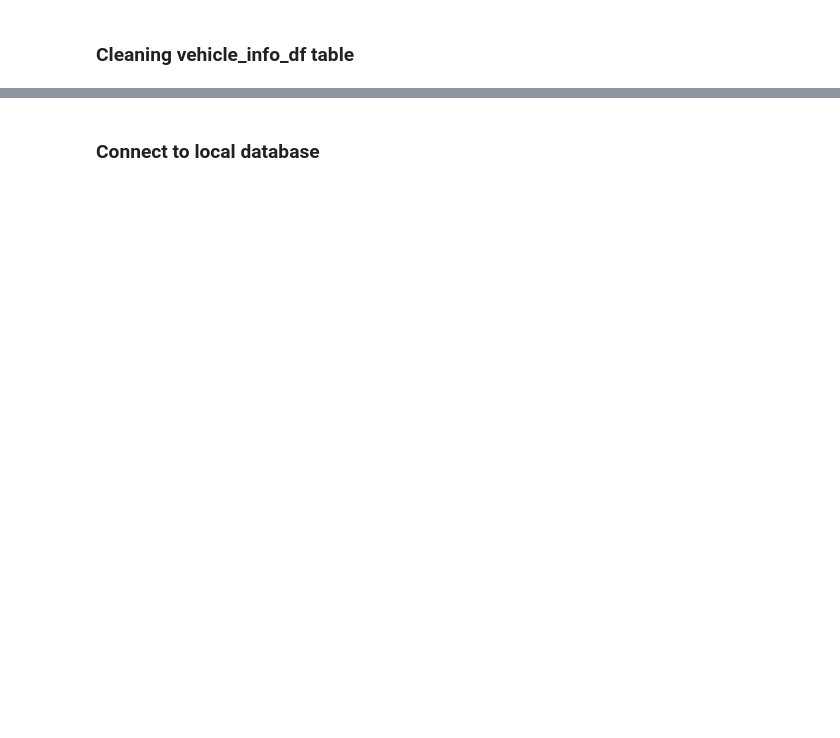
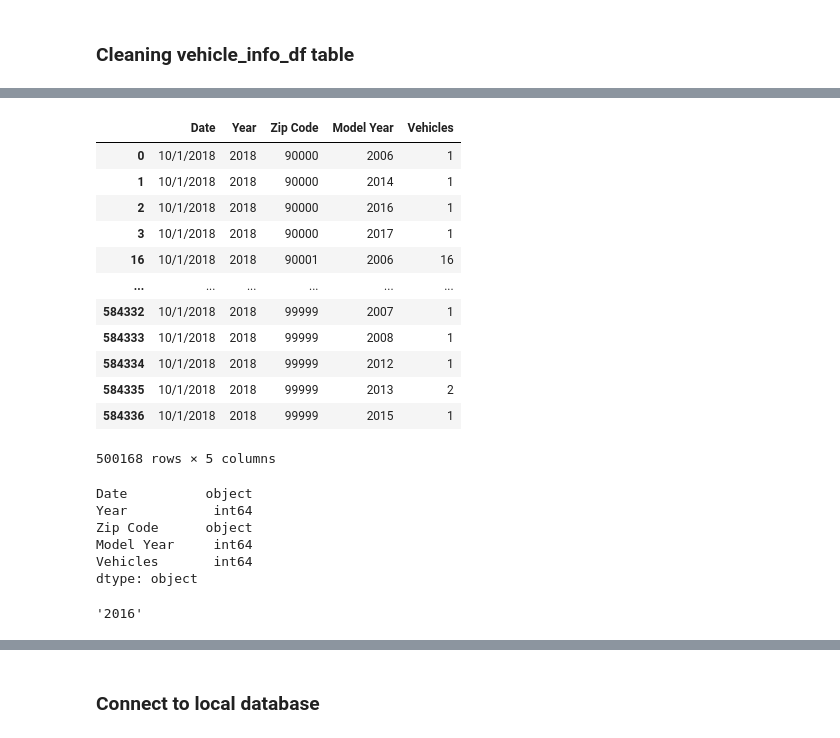
Before and after one commit to savi09/ETL_Vehicle_Income, a Jupyter notebook: ETL_Avg Income Vehicle Count .ipynb, the cells around one changed output, grey strips where cells are left out. Saved outputs shown, nothing was run; the diff lists cells and outputs as text; code cells hidden in the pictures; blank space fills up the shorter version.

```diff
--- a/ETL_Avg Income Vehicle Count .ipynb
+++ b/ETL_Avg Income Vehicle Count .ipynb
@@ -312,0 +350,36 @@ Tables income_info_df and vehicle_info_df are ready to be added to the database.
+# %%
+# Dropping model years that include the < symbol
+zip_vehicle_info = zip_vehicle_info[(zip_vehicle_info['Model Year']!='<2006')]
+zip_vehicle_info
+# %% [output]
+|  | Date | Year | Zip Code | Model Year | Vehicles |
+| 0 | 10/1/2018 | 2018 | 90000 | 2006 | 1 |
+| 1 | 10/1/2018 | 2018 | 90000 | 2014 | 1 |
+| 2 | 10/1/2018 | 2018 | 90000 | 2016 | 1 |
+| 3 | 10/1/2018 | 2018 | 90000 | 2017 | 1 |
+| 16 | 10/1/2018 | 2018 | 90001 | 2006 | 16 |
+| ... | ... | ... | ... | ... | ... |
+| 584332 | 10/1/2018 | 2018 | 99999 | 2007 | 1 |
+| 584333 | 10/1/2018 | 2018 | 99999 | 2008 | 1 |
+| 584334 | 10/1/2018 | 2018 | 99999 | 2012 | 1 |
+| 584335 | 10/1/2018 | 2018 | 99999 | 2013 | 2 |
+| 584336 | 10/1/2018 | 2018 | 99999 | 2015 | 1 |
+500168 rows × 5 columns
+# %%
+# Changing 'Model Year' data type
+zip_vehicle_info.astype({'Model Year': 'int64'}).dtypes
+# %% [output]
+Date          object
+Year           int64
+Zip Code      object
+Model Year     int64
+Vehicles       int64
+dtype: object
+# %%
+# Keeping records of vehicles that aren't older than 5 years
+# source: https://stackoverflow.com/questions/27757133/how-to-print-variable-inside-quotation-marks
+year = (pd.datetime.now().year)-5
+year = f'{year}'
+year
+# %% [output]
+'2016'
```
Also changed, not shown: parts of 28 cells of this notebook.
